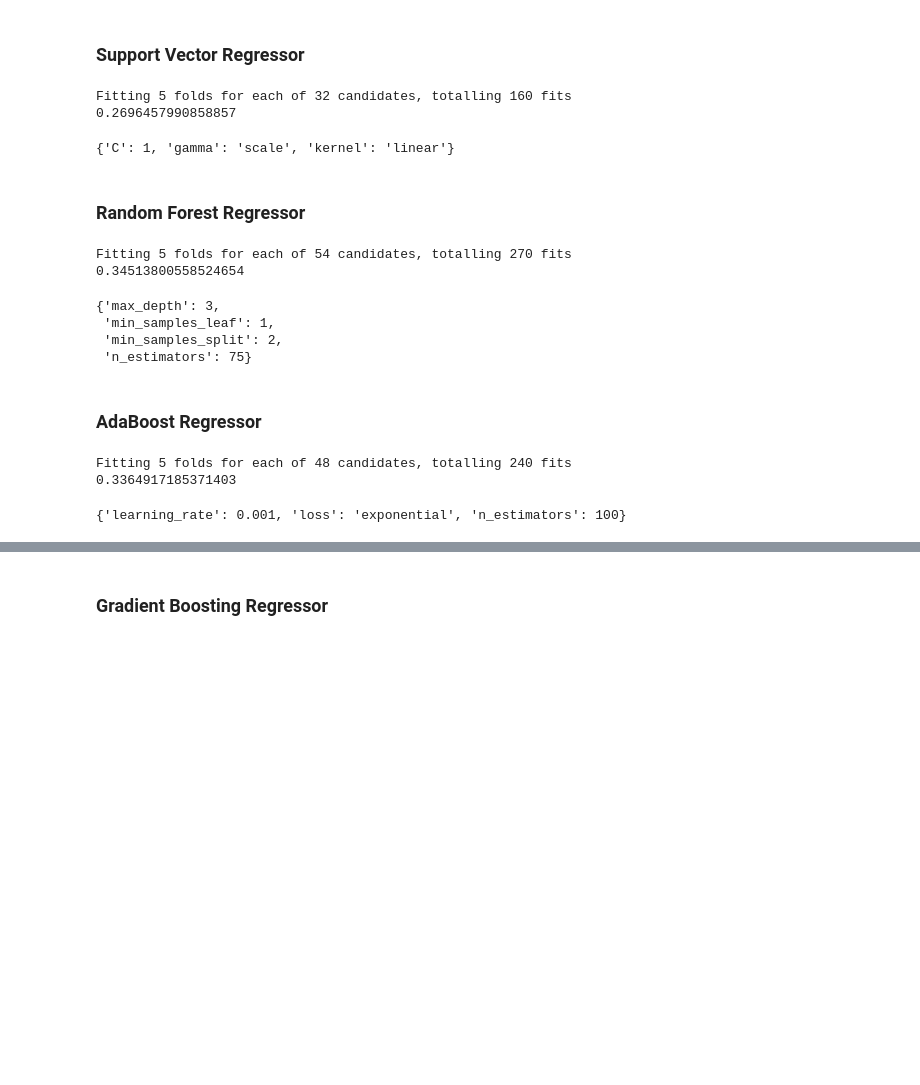
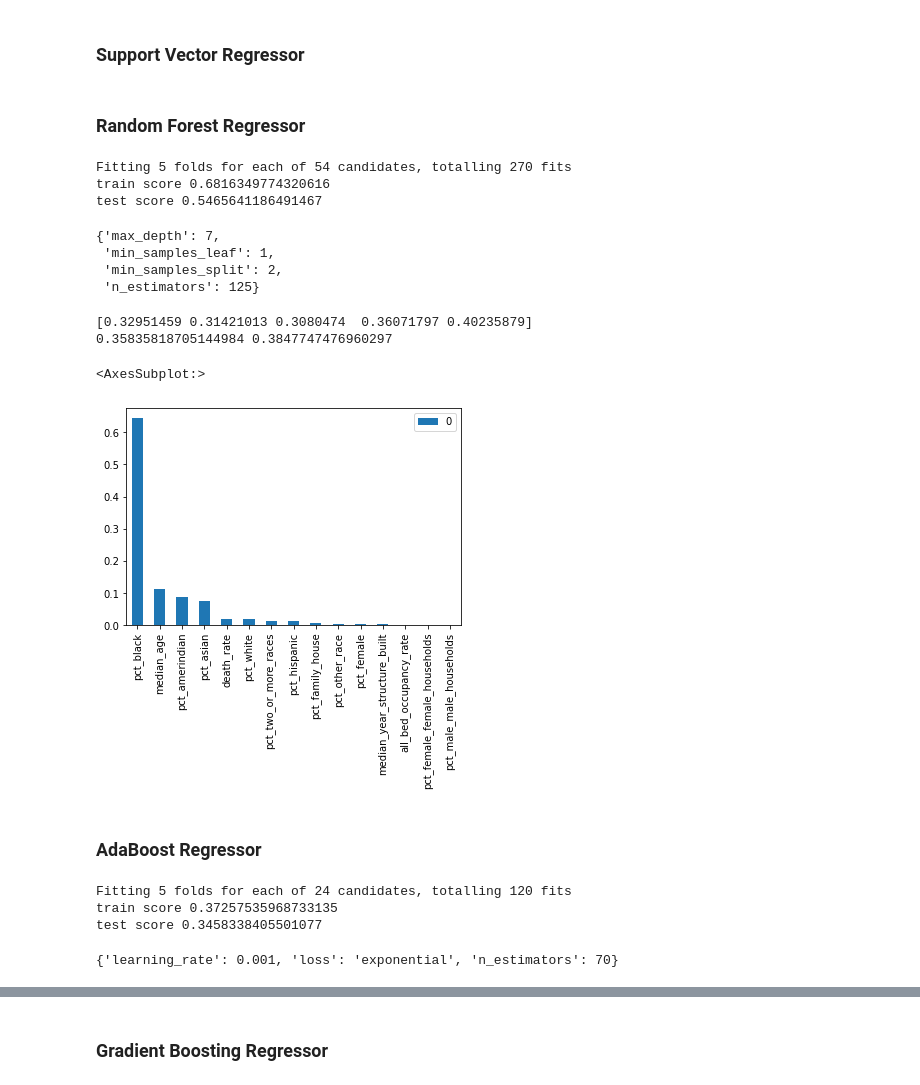
Before and after one commit to spark126/covid_poverty_and_death_rate, a Jupyter notebook: code/lucas_eda.ipynb, the cells around one changed output, grey strips where cells are left out. Drawn from its saved outputs; the diff is of its cells as text; code cells hidden in the pictures; blank space fills up the shorter version.

```diff
--- a/code/lucas_eda.ipynb
+++ b/code/lucas_eda.ipynb
@@ -263,22 +160,18 @@ array([ 0.26083465, -0.28151675,  0.18154249,  0.06736336, -2.88542161])
 # %% [markdown]
 ### Support Vector Regressor
 # %%
-svr = SVR()
+# svr = SVR()
 
-params = {
-    'kernel': ['rbf', 'poly', 'sigmoid', 'linear'],
-    'gamma': ['scale', 'auto'],
-    'C': [.001, .01, .1, 1]
-}
+# params = {
+#     'kernel': ['rbf', 'sigmoid', 'linear'],
+#     'gamma': ['scale'],
+#     'C': [.001, .01, .1, 1]
+# }
 
-gs = GridSearchCV(svr, param_grid=params, verbose=3, n_jobs= -1)
-gs.fit(X_train_sc, y_train)
-print(gs.score(X_test_sc, y_test))
-gs.best_params_
+# gs = GridSearchCV(svr, param_grid=params, verbose=3, n_jobs = 5)
+# gs.fit(X_train_sc, y_train)
+# print(gs.score(X_test, y_test))
+# gs.best_params_
-# %% [output]
-Fitting 5 folds for each of 32 candidates, totalling 160 fits
-0.2696457990858857
-{'C': 1, 'gamma': 'scale', 'kernel': 'linear'}
 # %% [markdown]
 ### Random Forest Regressor
 # %%
@@ -287,21 +180,41 @@ rfr = RandomForestRegressor()
 params = {
     'n_estimators': [75, 100, 125],
     'max_depth': [3, 5, 7],
-    'min_samples_split': [2, 4, 6],
-    'min_samples_leaf': [1, 5],
+    'min_samples_split': [2, 4, 10],
+    'min_samples_leaf': [1, 10],
 }
 
-gs = GridSearchCV(rfr, param_grid=params, verbose=10, n_jobs= -1)
-gs.fit(X_train_sc, y_train)
-print(gs.score(X_test_sc, y_test))
+gs = GridSearchCV(rfr, param_grid=params, verbose=2, n_jobs = 5)
+gs.fit(X_train, y_train)
+print('train score', gs.score(X_train, y_train))
+print('test score', gs.score(X_test, y_test))
 gs.best_params_
 # %% [output]
 Fitting 5 folds for each of 54 candidates, totalling 270 fits
-0.34513800558524654
+train score 0.6816349774320616
+test score 0.5465641186491467
-{'max_depth': 3,
+{'max_depth': 7,
  'min_samples_leaf': 1,
  'min_samples_split': 2,
- 'n_estimators': 75}
+ 'n_estimators': 125}
+# %%
+rfr = RandomForestRegressor(max_depth=3,
+ min_samples_leaf=10,
+ min_samples_split=10,
+ n_estimators=75)
+
+print(cross_val_score(rfr, X_train, y_train))
+rfr.fit(X_train, y_train)
+print(rfr.score(X_test, y_test), rfr.score(X_train, y_train))
+# %% [output]
+[0.32951459 0.31421013 0.3080474  0.36071797 0.40235879]
+0.35835818705144984 0.3847747476960297
+# %%
+pd.DataFrame(rfr.feature_importances_, index=X_train.columns)\
+.sort_values(by=0, ascending=False).plot(kind='bar')
+# %% [output]
+<AxesSubplot:>
+[figure, added]
 # %% [markdown]
 ### AdaBoost Regressor
 # %%
@@ -309,15 +222,17 @@ ada = AdaBoostRegressor()
 
 params = {
     'n_estimators': [40, 50, 70, 100],
-    'learning_rate': [1, .1, .01, .001],
+    'learning_rate': [.01, .001],
     'loss': ['linear', 'square', 'exponential']
 }
 
-gs = GridSearchCV(ada, param_grid=params, verbose=3, n_jobs= -1)
-gs.fit(X_train_sc, y_train)
-print(gs.score(X_test_sc, y_test))
+gs = GridSearchCV(ada, param_grid=params, verbose=3, n_jobs= 5)
+gs.fit(X_train, y_train)
+print('train score', gs.score(X_train, y_train))
+print('test score', gs.score(X_test, y_test))
 gs.best_params_
 # %% [output]
-Fitting 5 folds for each of 48 candidates, totalling 240 fits
-0.3364917185371403
+Fitting 5 folds for each of 24 candidates, totalling 120 fits
+train score 0.37257535968733135
+test score 0.3458338405501077
-{'learning_rate': 0.001, 'loss': 'exponential', 'n_estimators': 100}
+{'learning_rate': 0.001, 'loss': 'exponential', 'n_estimators': 70}
```
Also changed, not shown: parts of 51 cells of this notebook.
